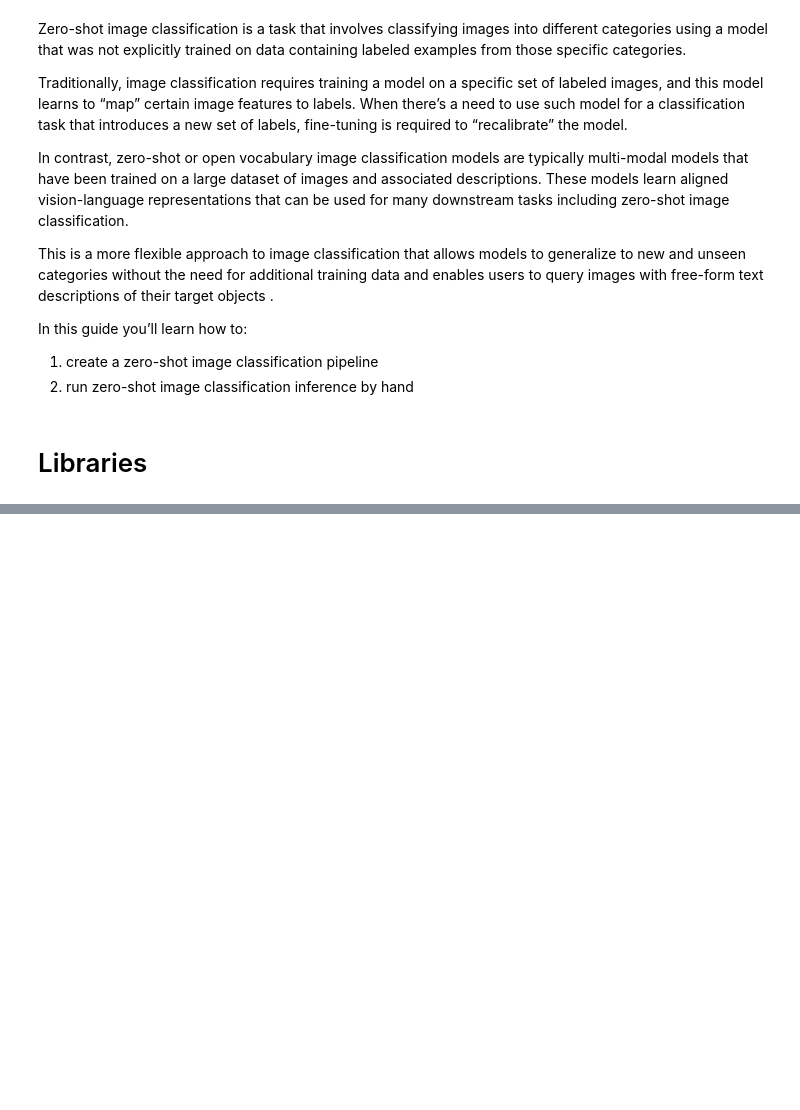
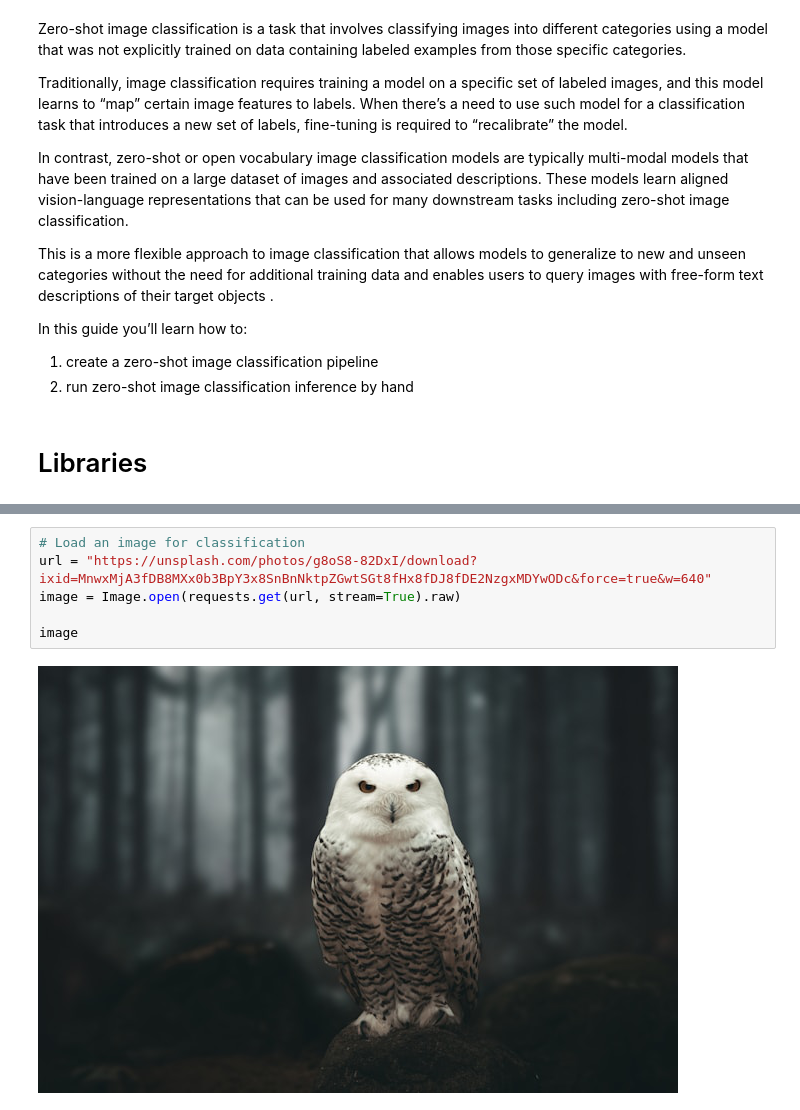
Before and after one commit to nmasamba/computer_vision, a Jupyter notebook: 06_zero_shot_image_classification.ipynb, the cells around one changed output, grey strips where cells are left out. Drawn from its saved outputs; the diff is of its cells as text; blank space fills up the shorter version.

Commit message:
add pipeline for zero shot image classification

```diff
--- a/06_zero_shot_image_classification.ipynb
+++ b/06_zero_shot_image_classification.ipynb
@@ -16,0 +40,8 @@ pip install -q "transformers[torch]" pillow
+# %%
+# Load an image for classification
+url = "https://unsplash.com/photos/g8oS8-82DxI/download?ixid=MnwxMjA3fDB8MXx0b3BpY3x8SnBnNktpZGwtSGt8fHx8fDJ8fDE2NzgxMDYwODc&force=true&w=640"
+image = Image.open(requests.get(url, stream=True).raw)
+
+image
+# %% [output]
+[figure, added]
```
Also changed, not shown: parts of 5 cells of this notebook.
